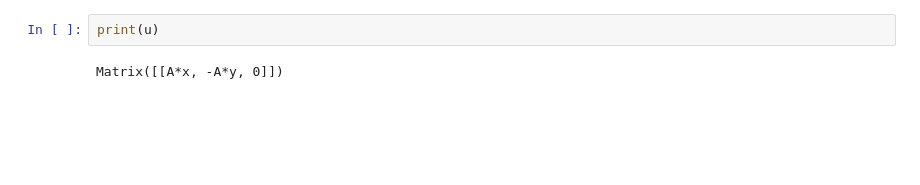
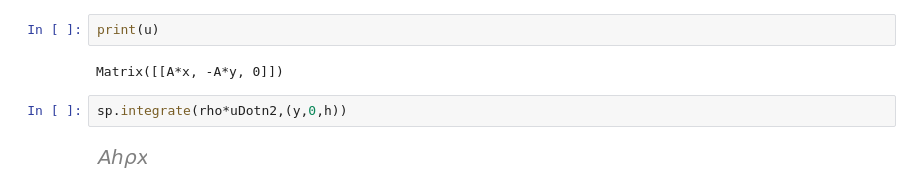
Before and after one commit to TJFord/Course, a Jupyter notebook: MEE340-FluidMechanics/HW5_4_56.ipynb, the cells around one changed output. Drawn from its saved outputs; the diff is of its cells as text; blank space fills up the shorter version.

```diff
--- a/MEE340-FluidMechanics/HW5_4_56.ipynb
+++ b/MEE340-FluidMechanics/HW5_4_56.ipynb
@@ -75,3 +75,7 @@ u &= [A x,\ - A y,\ 0] \; \;\textrm{(velocity vector)}
 print(u)
 # %% [output]
 Matrix([[A*x, -A*y, 0]])
+# %%
+sp.integrate(rho*uDotn2,(y,0,h))
+# %% [output]
+[figure, added]
```
Also changed, not shown: 32 other files.
